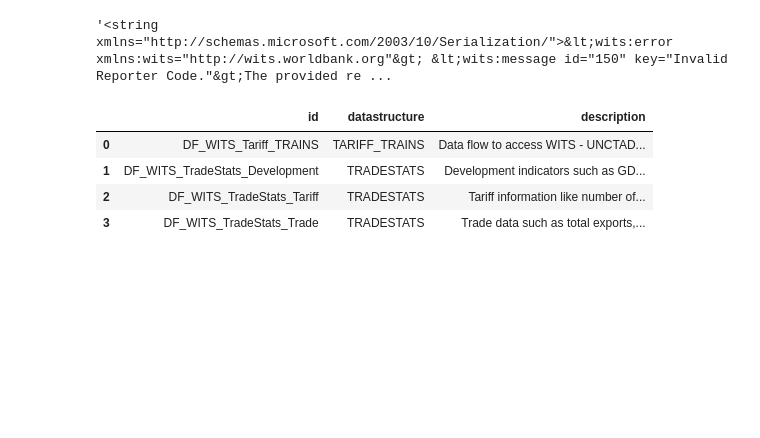
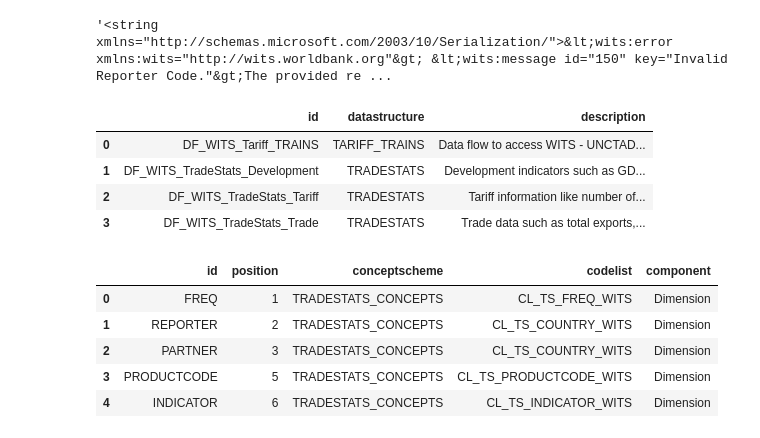
Before and after one commit to salu218/Api_test, a Jupyter notebook: Exchange_rate.ipynb, the cells around one changed output. Saved outputs shown, nothing was run; the diff lists cells and outputs as text; code cells hidden in the pictures; blank space fills up the shorter version.

```diff
--- a/Exchange_rate.ipynb
+++ b/Exchange_rate.ipynb
@@ -509,3 +503,41 @@ display(dataflows[['id', 'datastructure', 'description']])
 | 1 | DF_WITS_TradeStats_Development | TRADESTATS | Development indicators such as GD... |
 | 2 | DF_WITS_TradeStats_Tariff | TRADESTATS | Tariff information like number of... |
 | 3 | DF_WITS_TradeStats_Trade | TRADESTATS | Trade data such as total exports,... |
+# %%
+dataset_id = 'DF_WITS_TradeStats_Trade'
+datastructure_id = 'TRADESTATS'
+# %%
+path = '/'.join([endpoint, 'datastructure/WBG_WITS', datastructure_id])
+
+# Making API Call
+response = requests.get(path)
+
+if response.status_code == 200:
+   response_dict = xmltodict.parse(response.text)['Structure']
+   datastructure = response_dict['Structures']['DataStructures']['DataStructure']
+   datastructure_meta = {
+           'id': datastructure['@id'],
+           'agencyID': datastructure['@agencyID'],
+           'version': datastructure['@version'],
+           'isFinal': datastructure['@isFinal'],
+           'name': datastructure['Name']['#text']
+       }
+
+   dimensions = pd.json_normalize(datastructure['DataStructureComponents']['DimensionList']['Dimension'])[
+       ['@id', '@position', 'ConceptIdentity.Ref.@maintainableParentID', 'LocalRepresentation.Enumeration.Ref.@id']
+   ]
+   dimensions = dimensions.rename(columns={
+       '@id': 'id',
+       '@position':'position',
+       'ConceptIdentity.Ref.@maintainableParentID': 'conceptscheme',
+       'LocalRepresentation.Enumeration.Ref.@id': 'codelist'
+   })
+   dimensions['component'] = 'Dimension'
+display(dimensions)
+# %% [output]
+|  | id | position | conceptscheme | codelist | component |
+| 0 | FREQ | 1 | TRADESTATS_CONCEPTS | CL_TS_FREQ_WITS | Dimension |
+| 1 | REPORTER | 2 | TRADESTATS_CONCEPTS | CL_TS_COUNTRY_WITS | Dimension |
+| 2 | PARTNER | 3 | TRADESTATS_CONCEPTS | CL_TS_COUNTRY_WITS | Dimension |
+| 3 | PRODUCTCODE | 5 | TRADESTATS_CONCEPTS | CL_TS_PRODUCTCODE_WITS | Dimension |
+| 4 | INDICATOR | 6 | TRADESTATS_CONCEPTS | CL_TS_INDICATOR_WITS | Dimension |
```
Also changed, not shown: parts of 7 cells of this notebook.
